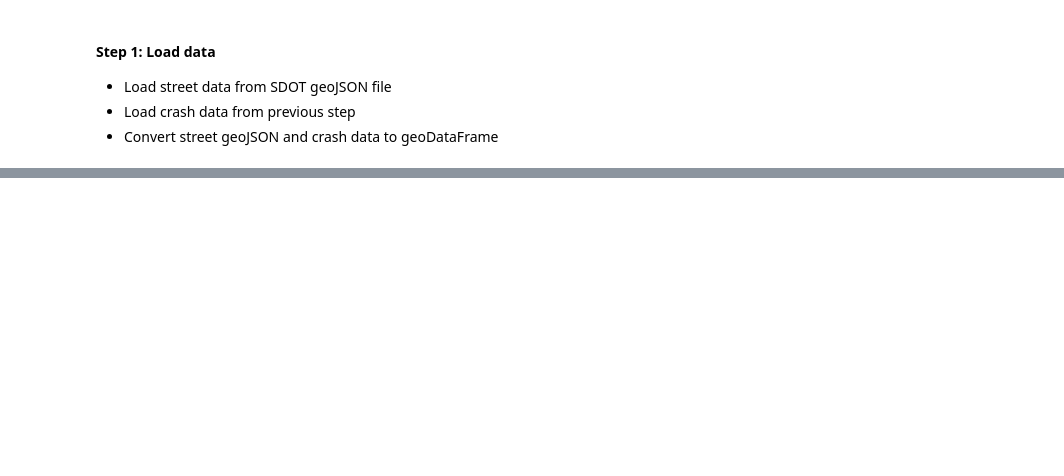
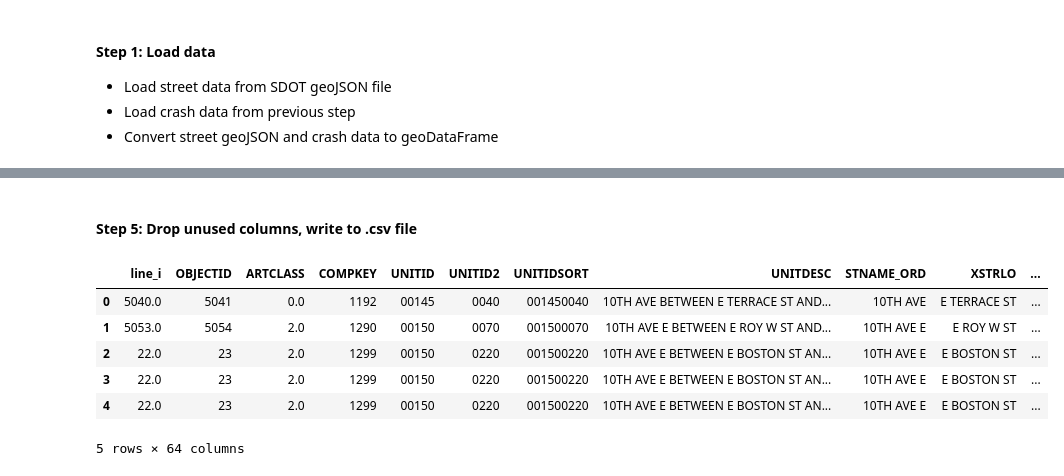
Before and after one commit to emi90/bike-index, a Jupyter notebook: Street-Data-Prep.ipynb, the cells around one changed output, grey strips where cells are left out. Saved outputs shown, nothing was run; the diff lists cells and outputs as text; code cells hidden in the pictures; blank space fills up the shorter version.

```diff
--- a/Street-Data-Prep.ipynb
+++ b/Street-Data-Prep.ipynb
@@ -147,7 +197,8 @@ tmp4 = tmp4.sort_values(by=["snap_dist"])
 # %%
-# group by the index of the points and take the first, which is the
-# closest line
-closest = tmp4.groupby("pt_idx").first()
+# Find the closest street segment for each crash point
+
+closest = temp5.groupby("pt_idx").first()
+
 # construct a GeoDataFrame of the closest lines
 closest = gpd.GeoDataFrame(closest, geometry="geometry")
 # %%
@@ -176,6 +232,10 @@ pos = closest.geometry.project(gpd.GeoSeries(closest.point))
 # Get new point location geometry
 new_pts = closest.geometry.interpolate(pos)
 # %%
-# Create a new GeoDataFrame from the columns from the closest line and new point geometries (which will be called "geometries")
+# Create a new GeoDataFrame from the columns from the closest line and new point geometries
 
 crashes_merged = gpd.GeoDataFrame(closest.drop(columns = ['geometry']),geometry=new_pts)
+
+# Also keep the street geometries
+
+crashes_merged = crashes_merged.merge(temp5.rename(columns = {'geometry':'line_geo'})[['line_i', 'line_geo']])
@@ -181,0 +309,19 @@ crashes_merged = gpd.GeoDataFrame(closest.drop(columns = ['geometry']),geometry=
+# %%
+crashes_merged['one_way'] = [1 if vals == 'Y' else 0 for vals in crashes_merged.ONEWAY]
+crashes_merged['is_steep'] = [1 if vals > 5 else 0 for vals in crashes_merged.SLOPE_PCT]
+crashes_merged['is_paved'] = [1 if vals > 50 else 0 for vals in crashes_merged.PVMTCONDINDX1]
+crashes_merged['is_hwy'] = [1 if vals in [4, 5] else 0 for vals in crashes_merged.ARTCLASS]
+crashes_merged['is_bus'] = [1 if vals != 0 else 0 for vals in crashes_merged.TRANCLASS]
+crashes_merged['is_truck'] = [1 if vals == 'Industrial Access' else 0 for vals in crashes_merged.STREETTYPE]
+# %% [markdown]
+#### Step 5: Drop unused columns, write to .csv file
+# %%
+crashes_merged.head()
+# %% [output]
+|  | line_i | OBJECTID | ARTCLASS | COMPKEY | UNITID | UNITID2 | UNITIDSORT | UNITDESC | STNAME_ORD | XSTRLO | ... |
+| 0 | 5040.0 | 5041 | 0.0 | 1192 | 00145 | 0040 | 001450040 | 10TH AVE BETWEEN E TERRACE ST AND... | 10TH AVE | E TERRACE ST | ... |
+| 1 | 5053.0 | 5054 | 2.0 | 1290 | 00150 | 0070 | 001500070 | 10TH AVE E BETWEEN E ROY W ST AND... | 10TH AVE E | E ROY W ST | ... |
+| 2 | 22.0 | 23 | 2.0 | 1299 | 00150 | 0220 | 001500220 | 10TH AVE E BETWEEN E BOSTON ST AN... | 10TH AVE E | E BOSTON ST | ... |
+| 3 | 22.0 | 23 | 2.0 | 1299 | 00150 | 0220 | 001500220 | 10TH AVE E BETWEEN E BOSTON ST AN... | 10TH AVE E | E BOSTON ST | ... |
+| 4 | 22.0 | 23 | 2.0 | 1299 | 00150 | 0220 | 001500220 | 10TH AVE E BETWEEN E BOSTON ST AN... | 10TH AVE E | E BOSTON ST | ... |
+5 rows × 64 columns
```
Also changed, not shown: parts of 31 cells of this notebook, 1 other file.
